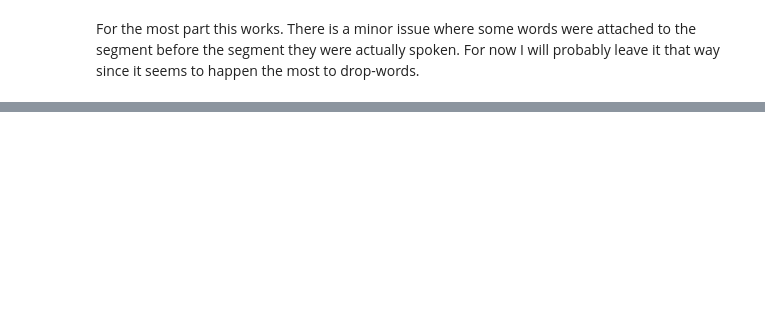
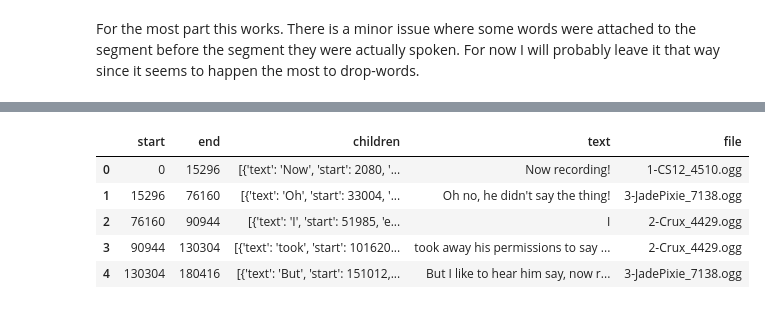
Before and after one commit to MrEnigmamgine/Audacle, a Jupyter notebook: generate script.ipynb, the cells around one changed output, grey strips where cells are left out. Drawn from its saved outputs; the diff is of its cells as text; code cells hidden in the pictures; blank space fills up the shorter version.

```diff
--- a/generate script.ipynb
+++ b/generate script.ipynb
@@ -151,0 +182,12 @@ For the most part this works.  There is a minor issue where some words were atta
+# %%
+small = big.reset_index().copy().drop(columns='index')
+vals = pd.DataFrame(prep.align_chunks(small[['start','end']].to_dict(orient='records')))
+small[['start','end']] = vals
+small.head()
+# %% [output]
+|  | start | end | children | text | file |
+| 0 | 0 | 15296 | [{'text': 'Now', 'start': 2080, '... | Now recording! | 1-CS12_4510.ogg |
+| 1 | 15296 | 76160 | [{'text': 'Oh', 'start': 33004, '... | Oh no, he didn't say the thing! | 3-JadePixie_7138.ogg |
+| 2 | 76160 | 90944 | [{'text': 'I', 'start': 51985, 'e... | I | 2-Crux_4429.ogg |
+| 3 | 90944 | 130304 | [{'text': 'took', 'start': 101620... | took away his permissions to say ... | 2-Crux_4429.ogg |
+| 4 | 130304 | 180416 | [{'text': 'But', 'start': 151012,... | But I like to hear him say, now r... | 3-JadePixie_7138.ogg |
```
Also changed, not shown: parts of 5 cells of this notebook.
